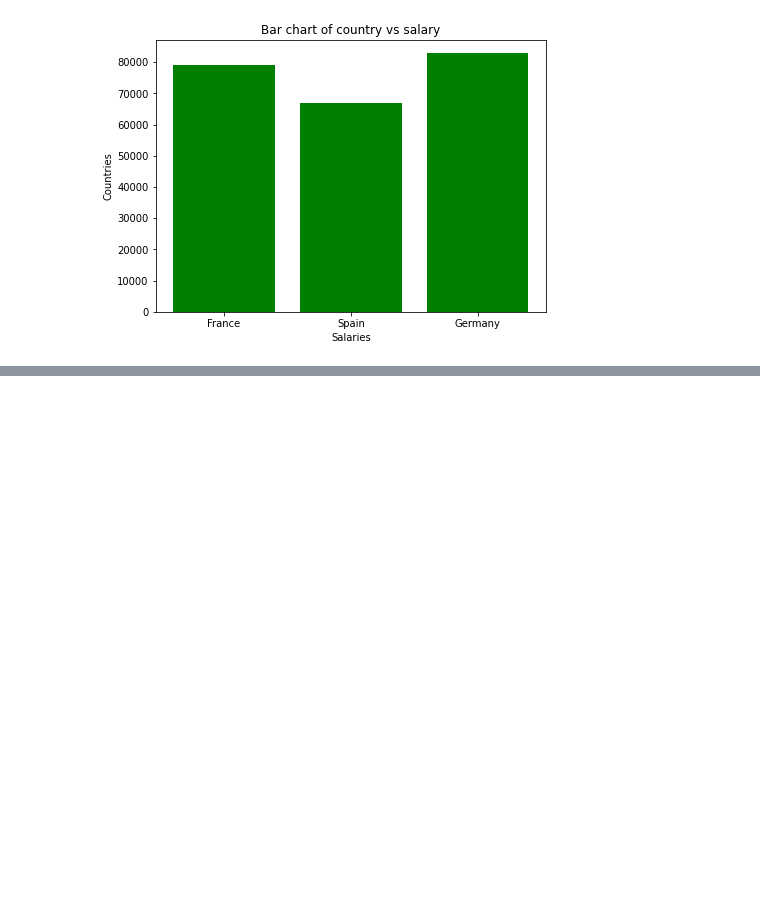
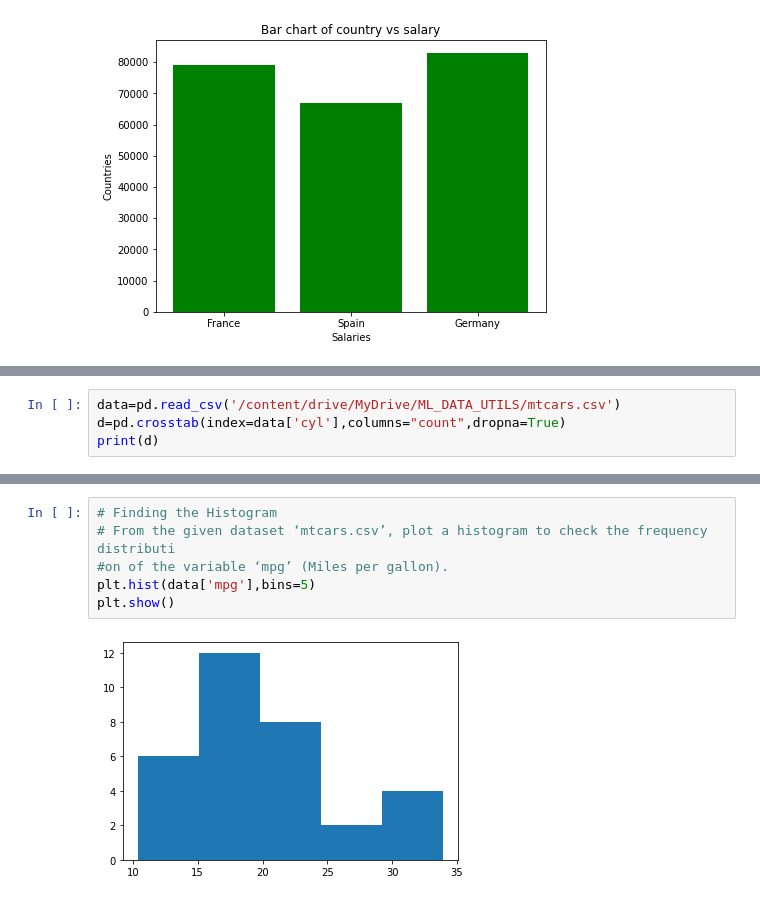
Before and after one commit to aahir3/015-AmrutBhuva, a Jupyter notebook: LAB 1/015_Lab1_01_Pandas_Matplotlib.ipynb, the cells around one changed output, grey strips where cells are left out. Drawn from its saved outputs; the diff is of its cells as text; blank space fills up the shorter version.

```diff
--- a/LAB 1/015_Lab1_01_Pandas_Matplotlib.ipynb
+++ b/LAB 1/015_Lab1_01_Pandas_Matplotlib.ipynb
@@ -39,0 +51,4 @@ plt.show()
+# %%
+data=pd.read_csv('/content/drive/MyDrive/ML_DATA_UTILS/mtcars.csv')
+d=pd.crosstab(index=data['cyl'],columns="count",dropna=True)
+print(d)
@@ -39,0 +101,8 @@ plt.show()
+# %%
+# Finding the Histogram
+# From the given dataset ‘mtcars.csv’, plot a histogram to check the frequency distributi
+#on of the variable ‘mpg’ (Miles per gallon).
+plt.hist(data['mpg'],bins=5)
+plt.show()
+# %% [output]
+[figure, added]
```
Also changed, not shown: parts of 8 cells of this notebook.
